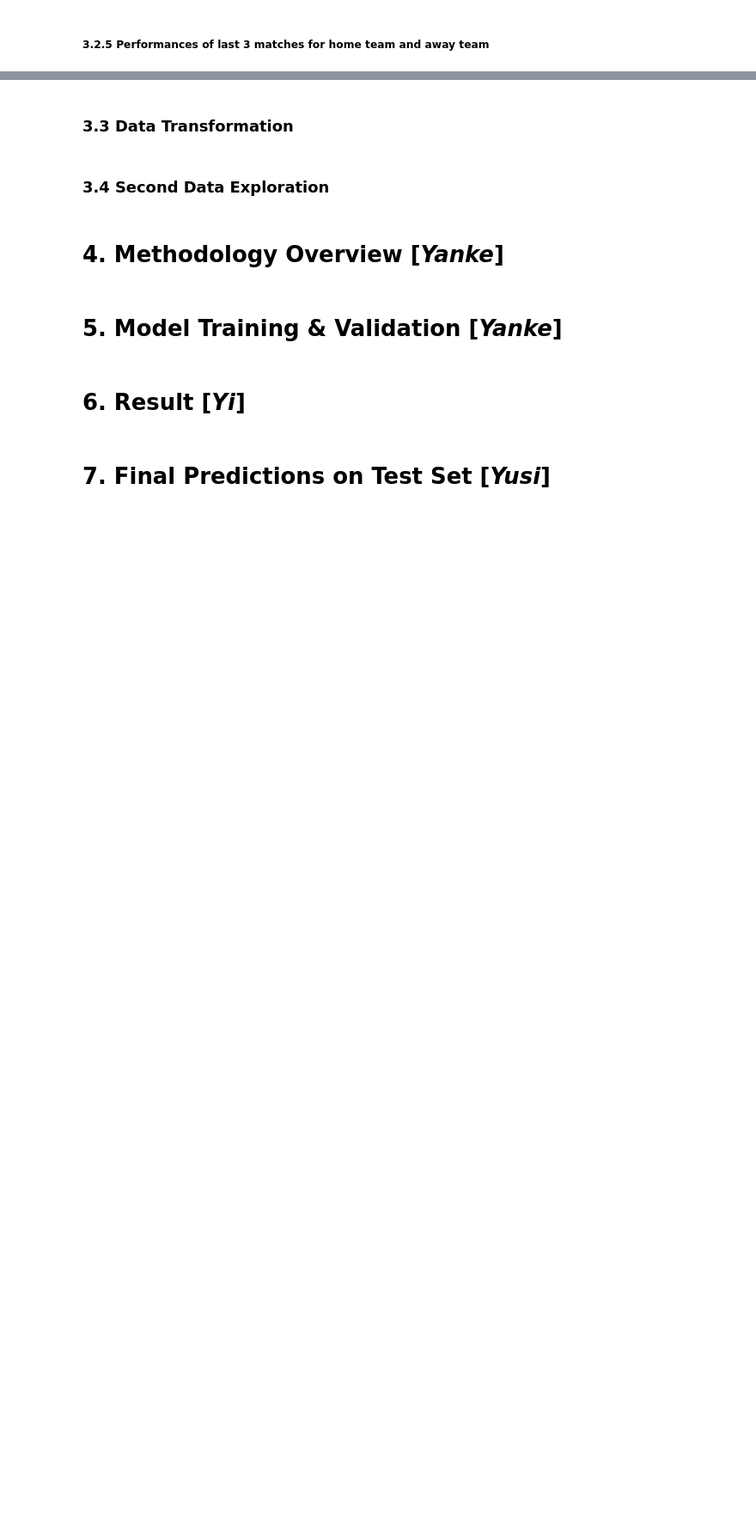
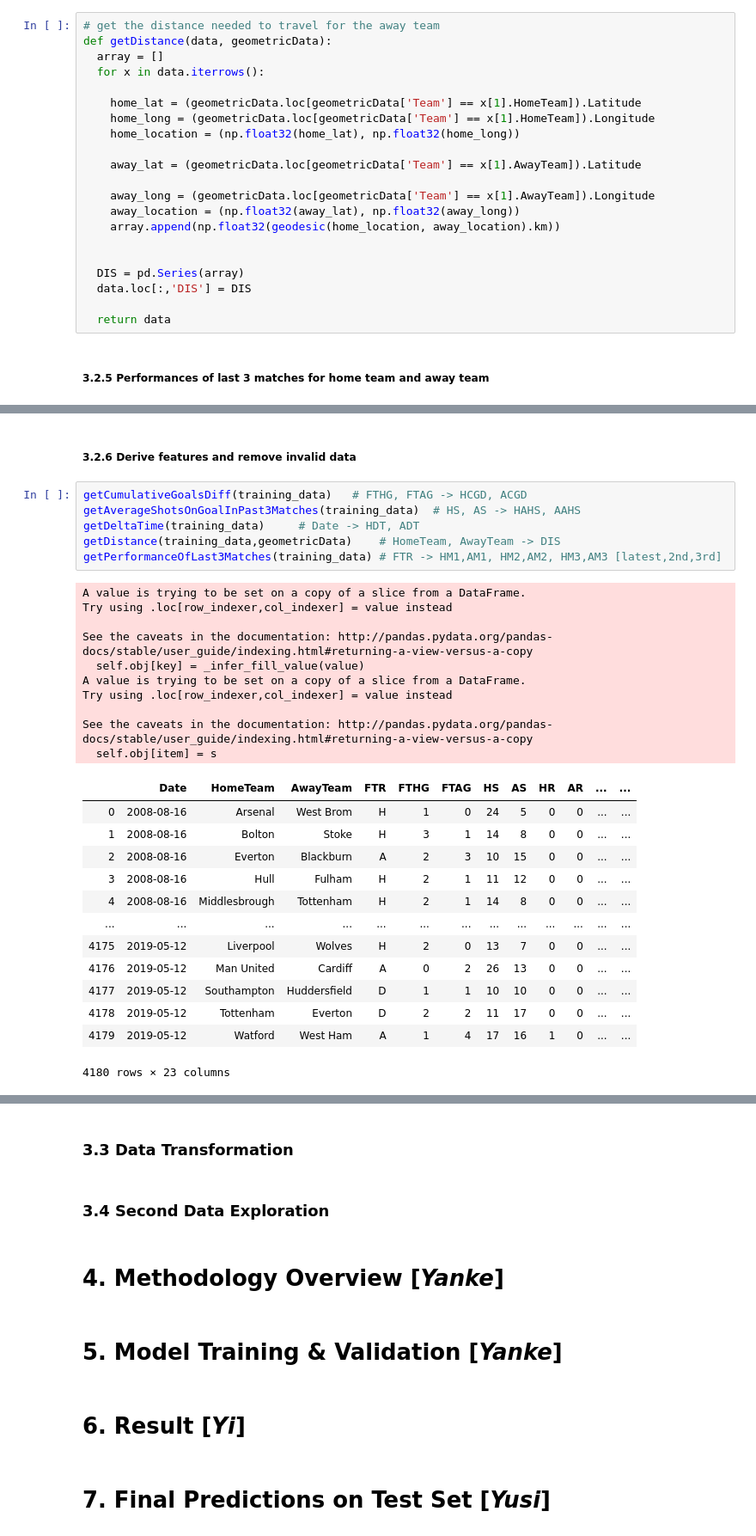
Before and after one commit to Yun5141/0036-groupProject, a Jupyter notebook: FootballResultPrediction.ipynb, the cells around one changed output, grey strips where cells are left out. Shown at 86% size. Cells and saved outputs as stored; diff of their text form; blank space fills up the shorter version.

```diff
--- a/FootballResultPrediction.ipynb
+++ b/FootballResultPrediction.ipynb
@@ -277,2 +405,23 @@ training_data
+# %%
+# get the distance needed to travel for the away team
+def getDistance(data, geometricData):
+  array = []
+  for x in data.iterrows():
+
+    home_lat = (geometricData.loc[geometricData['Team'] == x[1].HomeTeam]).Latitude
+    home_long = (geometricData.loc[geometricData['Team'] == x[1].HomeTeam]).Longitude
+    home_location = (np.float32(home_lat), np.float32(home_long))
+
+    away_lat = (geometricData.loc[geometricData['Team'] == x[1].AwayTeam]).Latitude
+
+    away_long = (geometricData.loc[geometricData['Team'] == x[1].AwayTeam]).Longitude
+    away_location = (np.float32(away_lat), np.float32(away_long))
+    array.append(np.float32(geodesic(home_location, away_location).km))
+
+
+  DIS = pd.Series(array)
+  data.loc[:,'DIS'] = DIS
+
+  return data
 # %% [markdown]
 ##### 3.2.5 Performances of last 3 matches for home team and away team
@@ -278,0 +475,32 @@ training_data
+# %% [markdown]
+##### 3.2.6 Derive features and remove invalid data
+# %%
+getCumulativeGoalsDiff(training_data)   # FTHG, FTAG -> HCGD, ACGD
+getAverageShotsOnGoalInPast3Matches(training_data)  # HS, AS -> HAHS, AAHS
+getDeltaTime(training_data)     # Date -> HDT, ADT
+getDistance(training_data,geometricData)    # HomeTeam, AwayTeam -> DIS
+getPerformanceOfLast3Matches(training_data) # FTR -> HM1,AM1, HM2,AM2, HM3,AM3 [latest,2nd,3rd]
+# %% [output]
+A value is trying to be set on a copy of a slice from a DataFrame.
+Try using .loc[row_indexer,col_indexer] = value instead
+
+See the caveats in the documentation: http://pandas.pydata.org/pandas-docs/stable/user_guide/indexing.html#returning-a-view-versus-a-copy
+  self.obj[key] = _infer_fill_value(value)
+A value is trying to be set on a copy of a slice from a DataFrame.
+Try using .loc[row_indexer,col_indexer] = value instead
+
+See the caveats in the documentation: http://pandas.pydata.org/pandas-docs/stable/user_guide/indexing.html#returning-a-view-versus-a-copy
+  self.obj[item] = s
+|  | Date | HomeTeam | AwayTeam | FTR | FTHG | FTAG | HS | AS | HR | AR | ... | ... |
+| 0 | 2008-08-16 | Arsenal | West Brom | H | 1 | 0 | 24 | 5 | 0 | 0 | ... | ... |
+| 1 | 2008-08-16 | Bolton | Stoke | H | 3 | 1 | 14 | 8 | 0 | 0 | ... | ... |
+| 2 | 2008-08-16 | Everton | Blackburn | A | 2 | 3 | 10 | 15 | 0 | 0 | ... | ... |
+| 3 | 2008-08-16 | Hull | Fulham | H | 2 | 1 | 11 | 12 | 0 | 0 | ... | ... |
+| 4 | 2008-08-16 | Middlesbrough | Tottenham | H | 2 | 1 | 14 | 8 | 0 | 0 | ... | ... |
+| ... | ... | ... | ... | ... | ... | ... | ... | ... | ... | ... | ... | ... |
+| 4175 | 2019-05-12 | Liverpool | Wolves | H | 2 | 0 | 13 | 7 | 0 | 0 | ... | ... |
+| 4176 | 2019-05-12 | Man United | Cardiff | A | 0 | 2 | 26 | 13 | 0 | 0 | ... | ... |
+| 4177 | 2019-05-12 | Southampton | Huddersfield | D | 1 | 1 | 10 | 10 | 0 | 0 | ... | ... |
+| 4178 | 2019-05-12 | Tottenham | Everton | D | 2 | 2 | 11 | 17 | 0 | 0 | ... | ... |
+| 4179 | 2019-05-12 | Watford | West Ham | A | 1 | 4 | 17 | 16 | 1 | 0 | ... | ... |
+4180 rows × 23 columns
```
Also changed, not shown: parts of 27 cells of this notebook.
